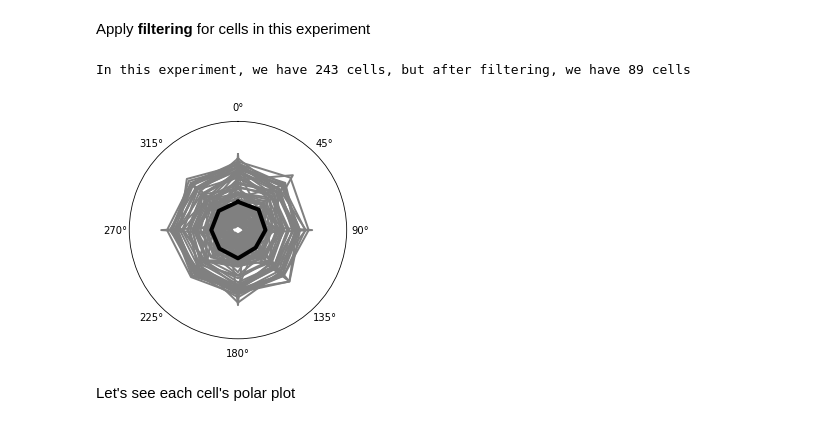
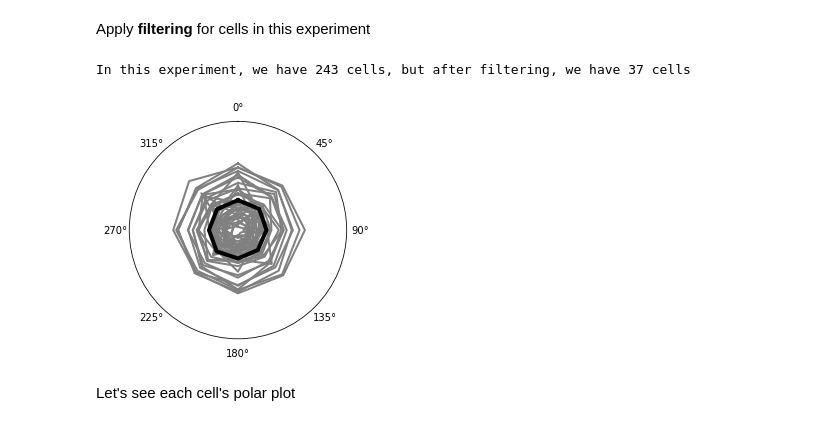
Before and after one commit to AllenInstitute/swdb_2019_student, a Jupyter notebook: visionaries/notebooks/e2e_polarplots.ipynb, the cells around one changed output. Drawn from its saved outputs; the diff is of its cells as text; code cells hidden in the pictures.

Commit message:
Added get_avg_polar. Didn't see much diff from median polar plot

```diff
--- a/visionaries/notebooks/e2e_polarplots.ipynb
+++ b/visionaries/notebooks/e2e_polarplots.ipynb
@@ -91,10 +91,11 @@ cells = pd.DataFrame.from_records(cells)
 dg_response_filter = get_dg_response_filter_from_saskia()
 in_category_cells = cells[cells.experiment_container_id == ec_id]
 filtered_cells = get_filtered_cells(in_category_cells, dg_response_filter)
+filtered_cells = filtered_cells[filtered_cells.dsi_dg > 0.5]
 print ("In this experiment, we have", len(in_category_cells),
        "cells, but after filtering, we have", len(filtered_cells), "cells")
 # %% [output]
-In this experiment, we have 243 cells, but after filtering, we have 89 cells
+In this experiment, we have 243 cells, but after filtering, we have 37 cells
 # %%
 thetas = []
 rs = []
@@ -112,16 +113,17 @@ for cell_specimen_id in filtered_cells.cell_specimen_id:
     rs.append(r)
     cell_ids.append(cell_specimen_id)
 # %%
-median_theta, median_r = get_median_polar(thetas, rs)
+agg_theta, agg_r = get_avg_polar(thetas, rs)
+# Or use get_median_polar
 
 fig, axes = plt.subplots(nrows=1, ncols=1, subplot_kw=dict(polar=True))
 polar_plot_population(ax=axes,
-                      bold_theta = median_theta,
-                      bold_r = median_r,
+                      bold_theta = agg_theta,
+                      bold_r = agg_r,
                       grey_thetas = thetas,
                       grey_rs = rs)
 # %% [output]
-[figure, old version]
+[figure, new version]
 # %% [markdown]
 Let's see each cell's polar plot
 # %%
```
Also changed, not shown: parts of 1 cell of this notebook, 1 other file.
